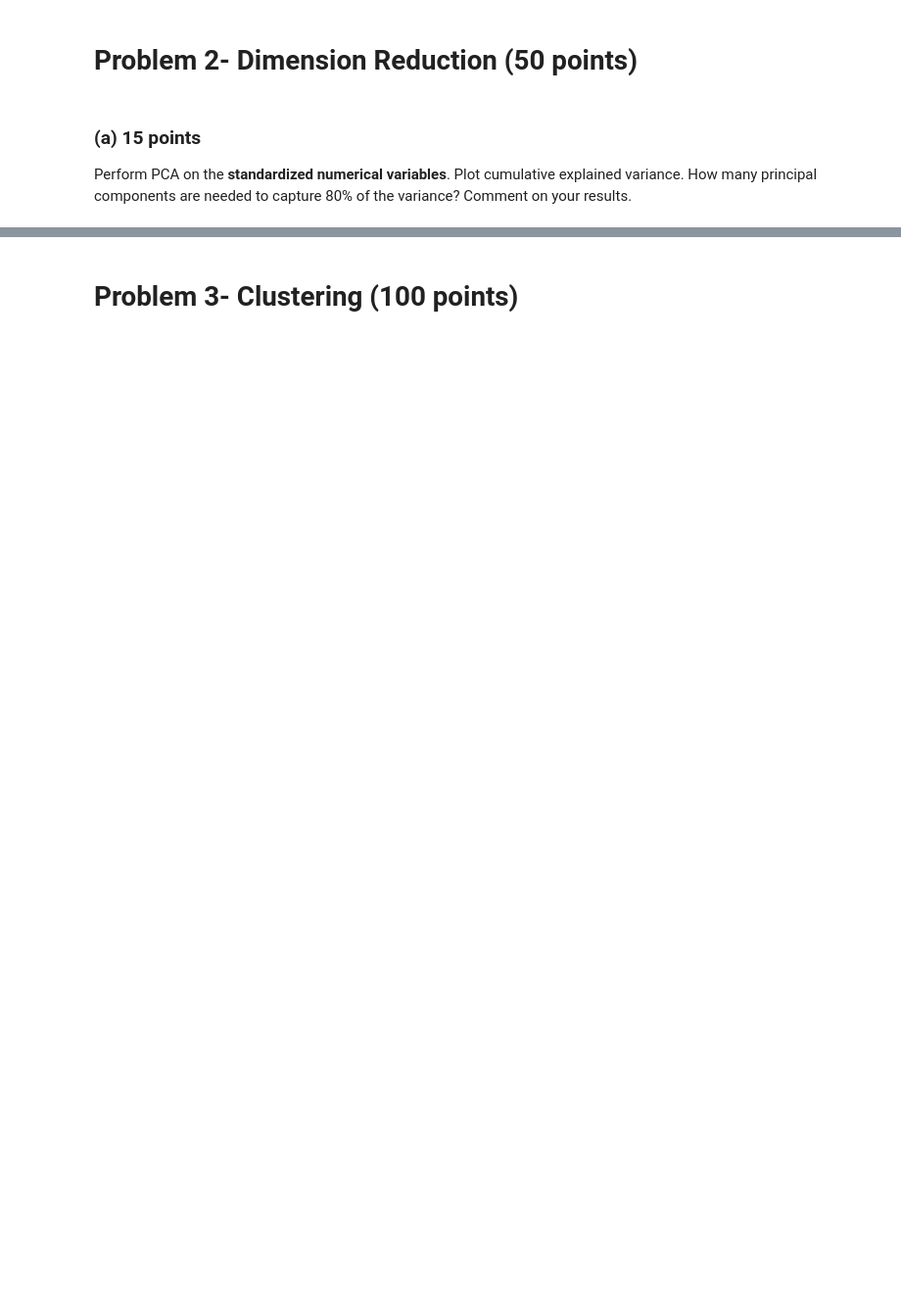
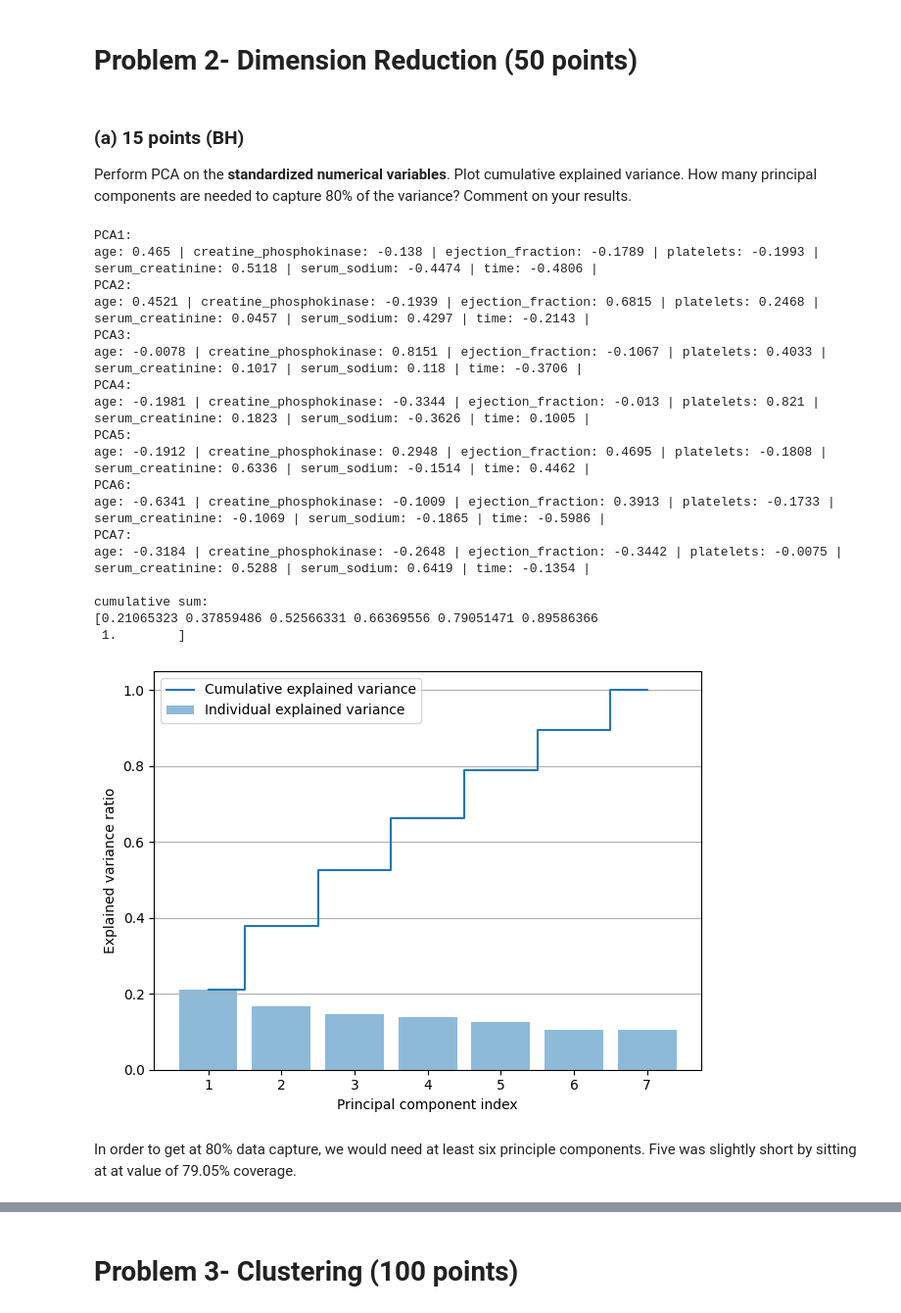
Before and after one commit to Ben-Heinze/CSCI-491-Data-Visualization, a Jupyter notebook: Assignment 3/3- Scatterplot, dimension reduction and clustering.ipynb, the cells around one changed output, grey strips where cells are left out. Shown at 98% size. Saved outputs shown, nothing was run; the diff lists cells and outputs as text; code cells hidden in the pictures; blank space fills up the shorter version.

```diff
--- a/Assignment 3/3- Scatterplot, dimension reduction and clustering.ipynb
+++ b/Assignment 3/3- Scatterplot, dimension reduction and clustering.ipynb
@@ -39,7 +84,64 @@ Explore different pairs of variables. Create two separate scatterplots and color
 # %% [markdown]
 # Problem 2- Dimension Reduction (50 points)
 # %% [markdown]
-### (a) 15 points
+### (a) 15 points (BH)
 Perform PCA on the **standardized numerical variables**. Plot cumulative explained variance.
 How many principal components are needed to capture 80% of the variance? Comment on your results.
+# %%
+columnTitles = ['age', 'creatine_phosphokinase', 'ejection_fraction', 'platelets', 'serum_creatinine', 'serum_sodium', 'time']
+
+#Standardize numerical set
+numericalRescale = StandardScaler().fit_transform(numerical)
+numericalRescale = pd.DataFrame(numericalRescale)
+numericalRescale.columns = columnTitles
+
+
+#PCA on standardized Numerial Set (uses 7 components to see which ones are most useful)
+numericalPCA = PCA(n_components=7).fit(numericalRescale) #gives me access to .components_ and explained_variance_ratio_
+
+
+#Prints PCA data
+for num, pca in enumerate(numericalPCA.components_, 1):
+    s = ''
+    for index, title in enumerate(columnTitles):
+        s += f"{title}: { str(round(pca[index], 4))} | "
+    print(f"PCA{num}: \n{s}")
+
+
+#cumulative explained variance
+ratioSum = numericalPCA.explained_variance_ratio_.cumsum()
+print('\ncumulative sum:')
+print(ratioSum)
+
+plt.bar(range(1,len(ratioSum)+1), numericalPCA.explained_variance_ratio_, alpha=0.5, align='center', label='Individual explained variance')
+plt.step(range(1,len(ratioSum)+1), ratioSum, where='mid',label='Cumulative explained variance')
+plt.ylabel('Explained variance ratio')
+plt.ylim (0,1.05)
+plt.xlabel('Principal component index')
+plt.legend(loc='best')
+plt.tight_layout()
+plt.grid(axis='y')
+plt.show()
+# %% [output]
+PCA1:
+age: 0.465 | creatine_phosphokinase: -0.138 | ejection_fraction: -0.1789 | platelets: -0.1993 | serum_creatinine: 0.5118 | serum_sodium: -0.4474 | time: -0.4806 |
+PCA2:
+age: 0.4521 | creatine_phosphokinase: -0.1939 | ejection_fraction: 0.6815 | platelets: 0.2468 | serum_creatinine: 0.0457 | serum_sodium: 0.4297 | time: -0.2143 |
+PCA3:
+age: -0.0078 | creatine_phosphokinase: 0.8151 | ejection_fraction: -0.1067 | platelets: 0.4033 | serum_creatinine: 0.1017 | serum_sodium: 0.118 | time: -0.3706 |
+PCA4:
+age: -0.1981 | creatine_phosphokinase: -0.3344 | ejection_fraction: -0.013 | platelets: 0.821 | serum_creatinine: 0.1823 | serum_sodium: -0.3626 | time: 0.1005 |
+PCA5:
+age: -0.1912 | creatine_phosphokinase: 0.2948 | ejection_fraction: 0.4695 | platelets: -0.1808 | serum_creatinine: 0.6336 | serum_sodium: -0.1514 | time: 0.4462 |
+PCA6:
+age: -0.6341 | creatine_phosphokinase: -0.1009 | ejection_fraction: 0.3913 | platelets: -0.1733 | serum_creatinine: -0.1069 | serum_sodium: -0.1865 | time: -0.5986 |
+PCA7:
+age: -0.3184 | creatine_phosphokinase: -0.2648 | ejection_fraction: -0.3442 | platelets: -0.0075 | serum_creatinine: 0.5288 | serum_sodium: 0.6419 | time: -0.1354 |
+
+cumulative sum:
+[0.21065323 0.37859486 0.52566331 0.66369556 0.79051471 0.89586366
+ 1.        ]
+[figure, added]
+# %% [markdown]
+In order to get at 80% data capture, we would need at least six principle components. Five was slightly short by sitting at at value of 79.05% coverage.
 # %% [markdown]
```
Also changed, not shown: parts of 20 cells of this notebook, 1 other file.
